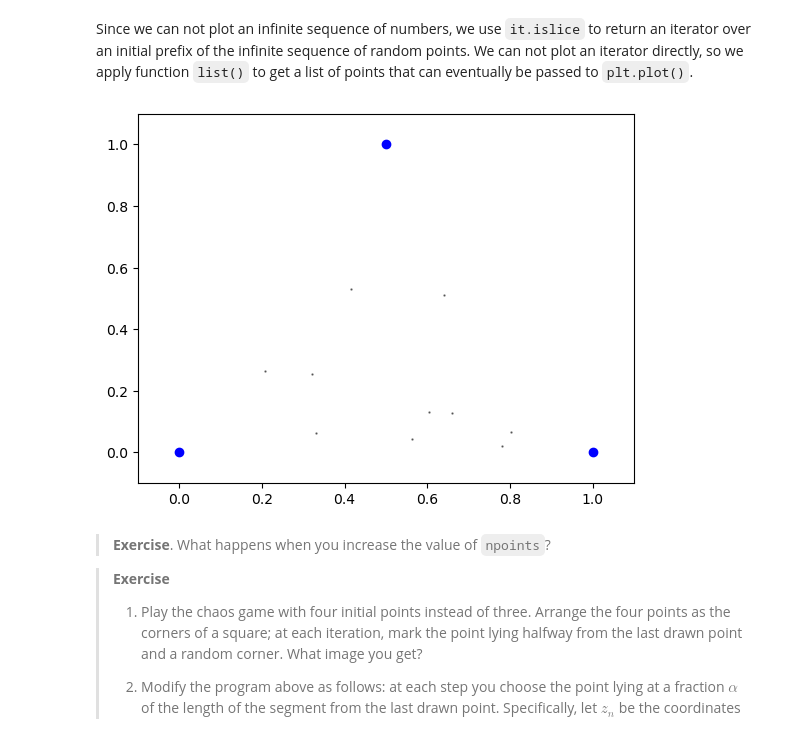
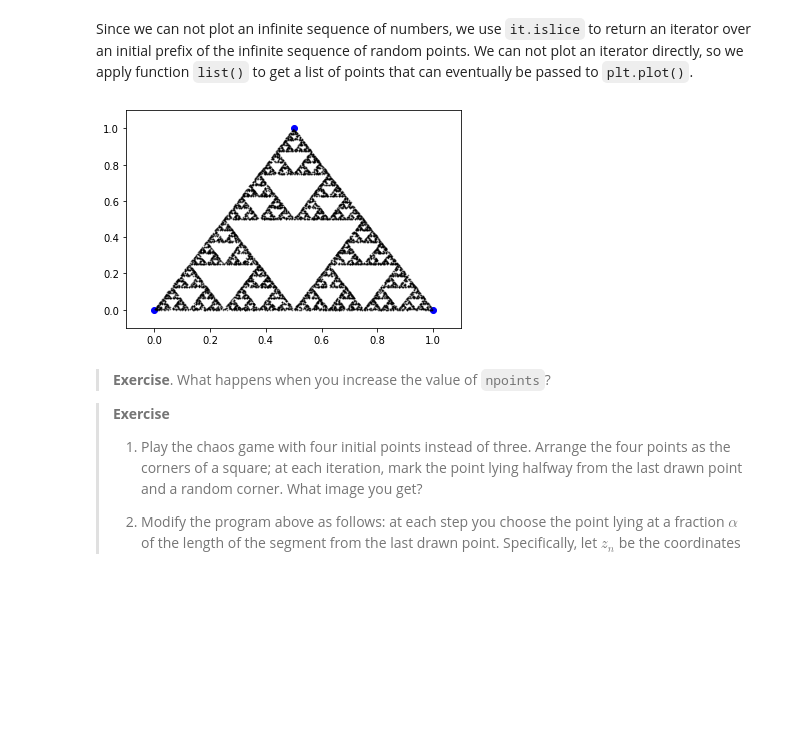
Before and after one commit to mmarzolla/chaos-fractals-phd-course, a Jupyter notebook: Chaos-Game.ipynb, the cells around one changed output. Cells and saved outputs as stored; diff of their text form; code cells hidden in the pictures; blank space fills up the shorter version.

```diff
--- a/Chaos-Game.ipynb
+++ b/Chaos-Game.ipynb
@@ -36,22 +36,22 @@ def chaos_gen(z0):
 # %% [markdown]
 Since we can not plot an infinite sequence of numbers, we use `it.islice` to return an iterator over an initial prefix of the infinite sequence of random points. We can not plot an iterator directly, so we apply function `list()` to get a list of points that can eventually be passed to `plt.plot()`.
 # %%
-npoints = 10 # how many random points to draw
+npoints = 10000 # how many random points to draw
 
 # Draw the vertices of the triangle
 plt.scatter(np.real(corners), np.imag(corners), c='b')
 plt.xlim(-0.1, 1.1)
 plt.ylim(-0.1, 1.1)
 
 # Initial point on the complex plane
 z0 = np.random.rand() + np.random.rand()*1j
 # Iterate `npoints` times the chaos game, starting from z0
 points = list(it.islice(chaos_gen(z0), npoints))
 # Plot the points
 plt.scatter(np.real(points), np.imag(points), c='k', s=0.5, alpha=0.5)
 plt.show()
 # %% [output]
-[figure, old version]
+[figure, new version]
 # %% [markdown]
 > **Exercise**. What happens when you increase the value of `npoints`?
 
```
Also changed, not shown: 1 other file.
